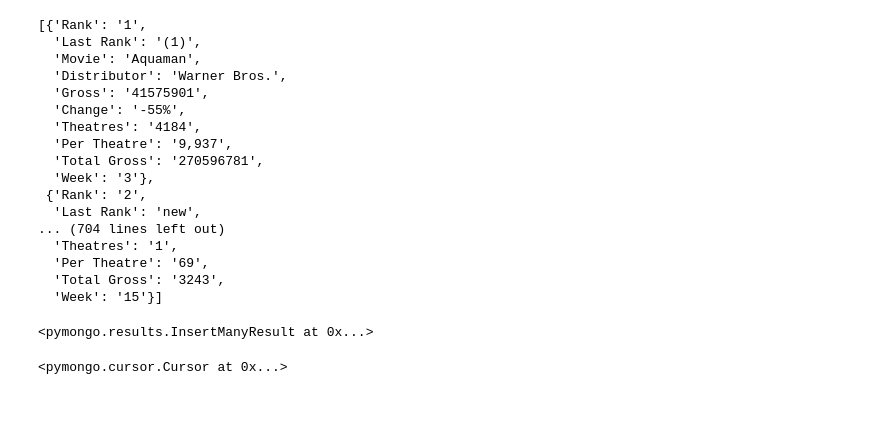
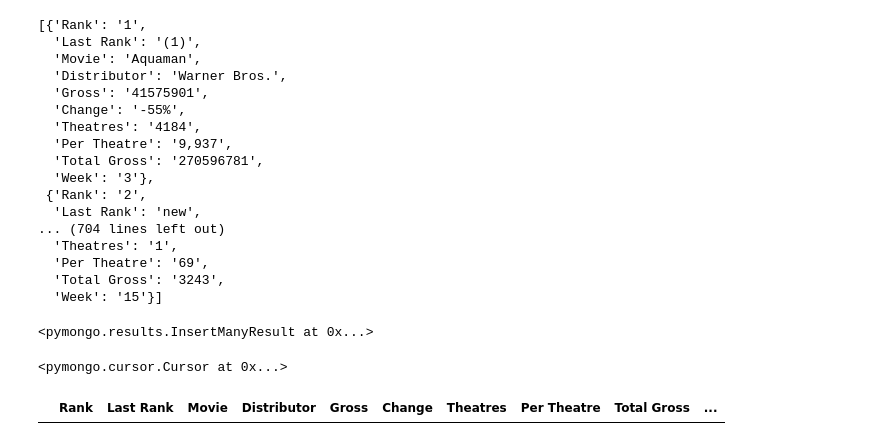
Before and after one commit to elsantonato/13-Project_2-Group_7, a Jupyter notebook: lisa_subfolder/The-Numbers_ETL_Lisa.ipynb, the cells around one changed output. Drawn from its saved outputs; the diff is of its cells as text; code cells hidden in the pictures; blank space fills up the shorter version.

```diff
--- a/lisa_subfolder/The-Numbers_ETL_Lisa.ipynb
+++ b/lisa_subfolder/The-Numbers_ETL_Lisa.ipynb
@@ -152,3 +219,41 @@ movies.insert_many(data)
 movies.find()
 # %% [output]
 <pymongo.cursor.Cursor at 0x...>
+# %%
+# new_df[new_df["column"] == "condition"]; new_df[condition]
+warner = new_df[new_df["Distributor"] == "Warner Bros"]
+sony = new_df[new_df["Distributor"] == "Sony Pictures"]
+disney = new_df[new_df["Distributor"] == "Walt Disney"]
+paramount = new_df[new_df["Distributor"] == "Paramount Pictures"]
+annapurna = new_df[new_df["Distributor"] == "Annapurna Pictures"]
+stx = new_df[new_df["Distributor"] == "STX Entertainment"]
+twentieth_c_fox = new_df[new_df["Distributor"] == "20th Century Fox"]
+focus_features = new_df[new_df["Distributor"] == "Focus Features"]
+universal = new_df[new_df["Distributor"] == "Universal"]
+fox_searchlight = new_df[new_df["Distributor"] == "Fox Searchlight"]
+reliance = new_df[new_df["Distributor"] == "Reliance Entertainment"]
+mgm = new_df[new_df["Distributor"] == "MGM"]
+roadside = new_df[new_df["Distributor"] == "Roadside Attractions"]
+magnolia = new_df[new_df["Distributor"] == "Magnolia Pictures"]
+greenwich = new_df[new_df["Distributor"] == "Greenwich"]
+amazon = new_df[new_df["Distributor"] == "Amazon Studios"]
+sony_classics = new_df[new_df["Distributor"] == "Sony Pictures Classics"]
+cbs = new_df[new_df["Distributor"] == "CBS Films"]
+lionsgate = new_df[new_df["Distributor"] == "Lionsgate"]
+well_go = new_df[new_df["Distributor"] == "Well Go USA"]
+ifc = new_df[new_df["Distributor"] == "IFC Films"]
+rialto = new_df[new_df["Distributor"] == "Rialto Pictures"]
+aviron = new_df[new_df["Distributor"] == "Aviron Pictures"]
+film_movement = new_df[new_df["Distributor"] == "Film Movement"]
+gkids = new_df[new_df["Distributor"] == "GKIDS"]
+janus = new_df[new_df["Distributor"] == "Janus Films"]
+music_box = new_df[new_df["Distributor"] == "Music Box Films"]
+distrib_films = new_df[new_df["Distributor"] == "Distrib Films"]
+strand = new_df[new_df["Distributor"] == "Strand"]
+kino = new_df[new_df["Distributor"] == "Kino Lorber"]
+zipporah = new_df[new_df["Distributor"] == "Zipporah"]
+cfi = new_df[new_df["Distributor"] == "CFI"]
+# %%
+warner
+# %% [output]
+|  | Rank | Last Rank | Movie | Distributor | Gross | Change | Theatres | Per Theatre | Total Gross | ... |
```
Also changed, not shown: parts of 9 cells of this notebook.
